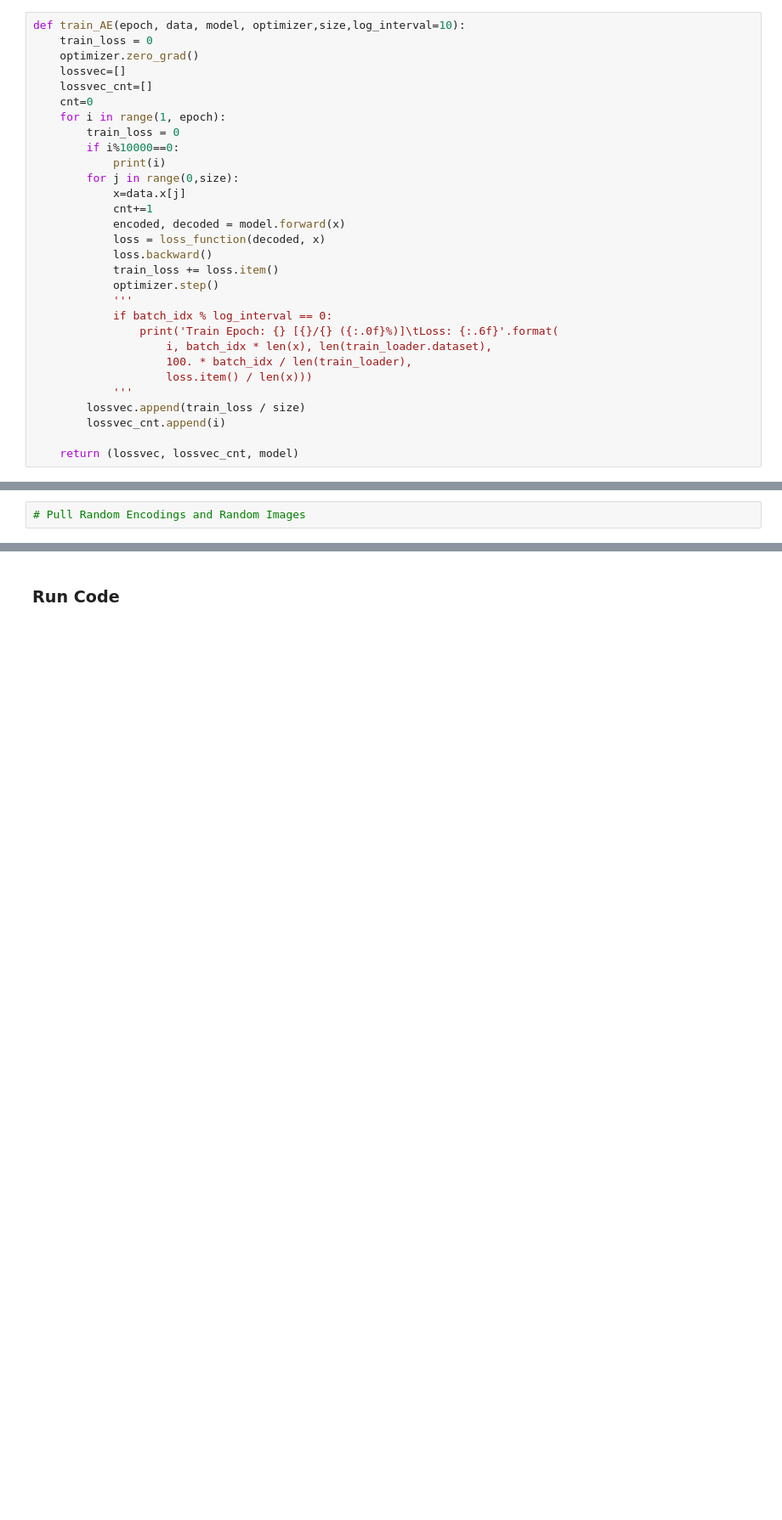
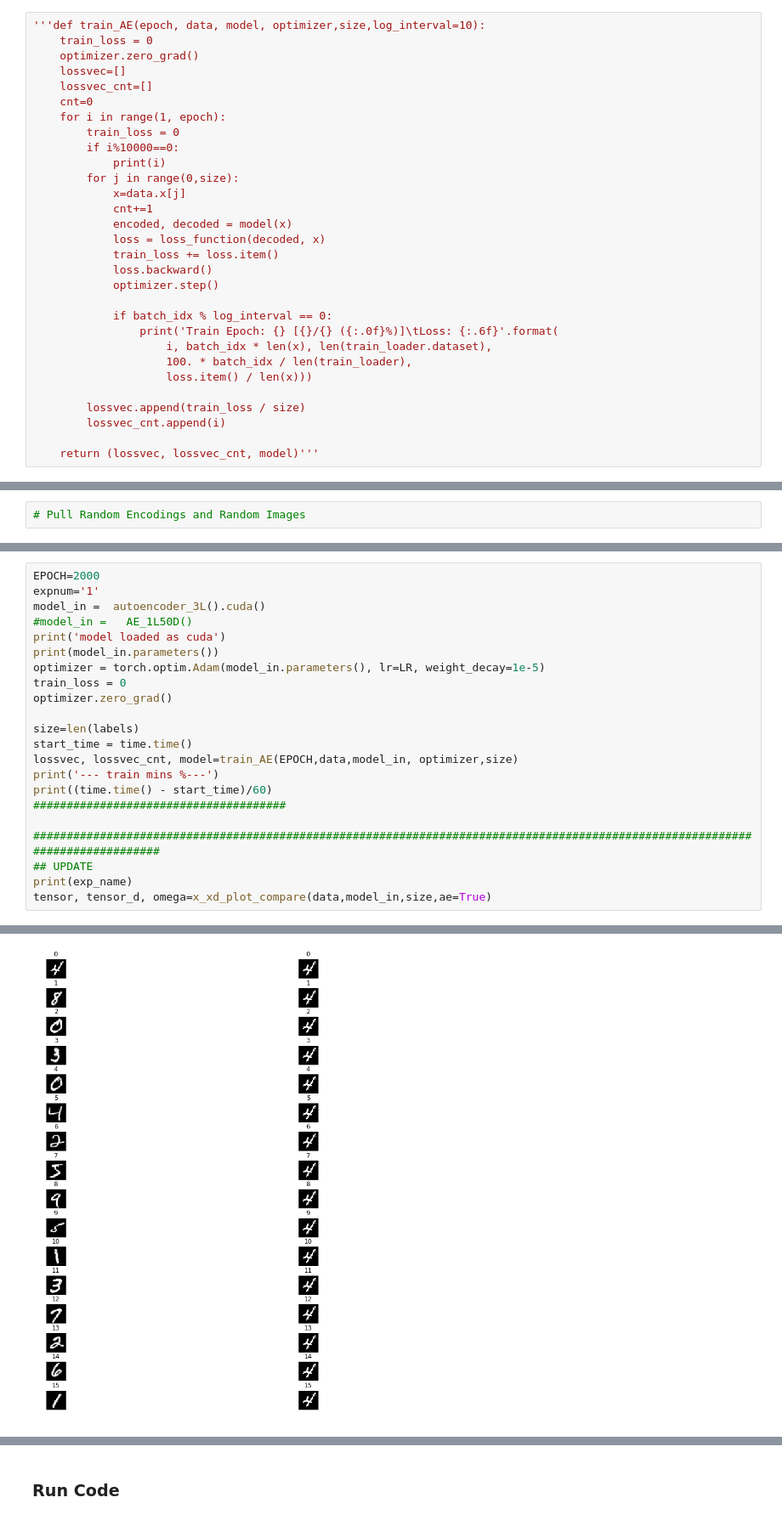
Before and after one commit to claireedanaher/DR, a Jupyter notebook: Experiment_GPU_6DRand_LossUpdate.ipynb, the cells around one changed output, grey strips where cells are left out. Shown at 85% size. Saved outputs shown, nothing was run; the diff lists cells and outputs as text; blank space fills up the shorter version.

```diff
--- a/Experiment_GPU_6DRand_LossUpdate.ipynb
+++ b/Experiment_GPU_6DRand_LossUpdate.ipynb
@@ -1258,5 +314,5 @@ def train_decoder(epoch, data, model, optimizer,size,log_interval=10):
 # %%
-def train_AE(epoch, data, model, optimizer,size,log_interval=10):
+'''def train_AE(epoch, data, model, optimizer,size,log_interval=10):
     train_loss = 0
     optimizer.zero_grad()
     lossvec=[]
@@ -1269,19 +325,19 @@ def train_AE(epoch, data, model, optimizer,size,log_interval=10):
         for j in range(0,size):
             x=data.x[j]
             cnt+=1
-            encoded, decoded = model.forward(x)
+            encoded, decoded = model(x)
             loss = loss_function(decoded, x)
+            train_loss += loss.item()
             loss.backward()
-            train_loss += loss.item()
             optimizer.step()
-            '''
+
             if batch_idx % log_interval == 0:
                 print('Train Epoch: {} [{}/{} ({:.0f}%)]\tLoss: {:.6f}'.format(
                     i, batch_idx * len(x), len(train_loader.dataset),
                     100. * batch_idx / len(train_loader),
                     loss.item() / len(x)))
-            '''
+
         lossvec.append(train_loss / size)
         lossvec_cnt.append(i)
 
-    return (lossvec, lossvec_cnt, model)
+    return (lossvec, lossvec_cnt, model)'''
@@ -1465,0 +675,23 @@ data, labels=get_enc_img(ind_shuffle,labelset, dataset,embedding)
+# %%
+EPOCH=2000
+expnum='1'
+model_in =  autoencoder_3L().cuda()
+#model_in =   AE_1L50D()
+print('model loaded as cuda')
+print(model_in.parameters())
+optimizer = torch.optim.Adam(model_in.parameters(), lr=LR, weight_decay=1e-5)
+train_loss = 0
+optimizer.zero_grad()
+
+size=len(labels)
+start_time = time.time()
+lossvec, lossvec_cnt, model=train_AE(EPOCH,data,model_in, optimizer,size)
+print('--- train mins %---')
+print((time.time() - start_time)/60)
+######################################
+
+###############################################################################################################################
+## UPDATE
+print(exp_name)
+tensor, tensor_d, omega=x_xd_plot_compare(data,model_in,size,ae=True)
+# %% [output]
@@ -1465,0 +707 @@ data, labels=get_enc_img(ind_shuffle,labelset, dataset,embedding)
+[figure, added]
```
Also changed, not shown: parts of 90 cells of this notebook.
